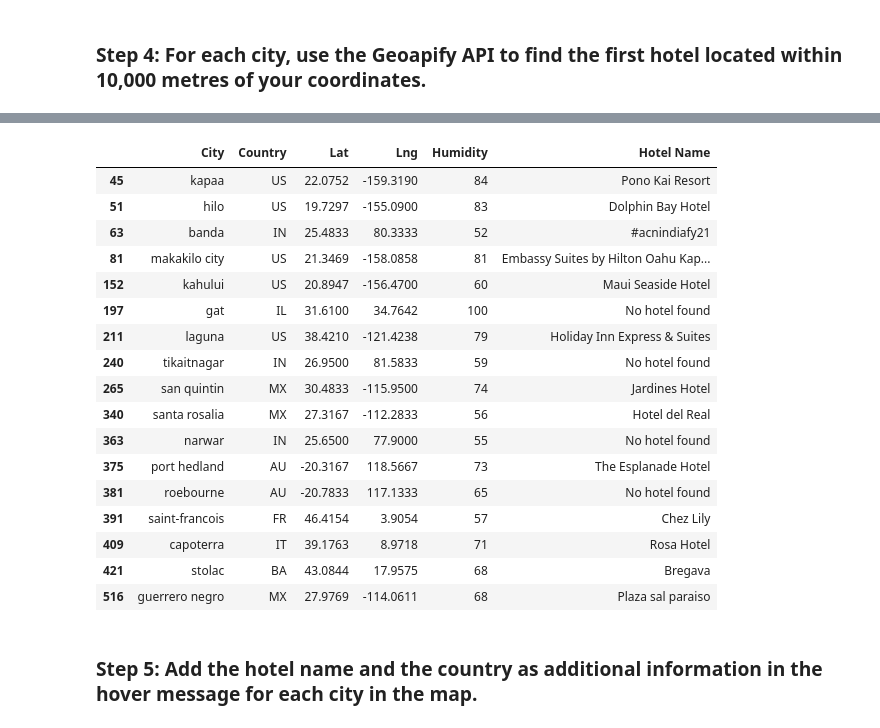
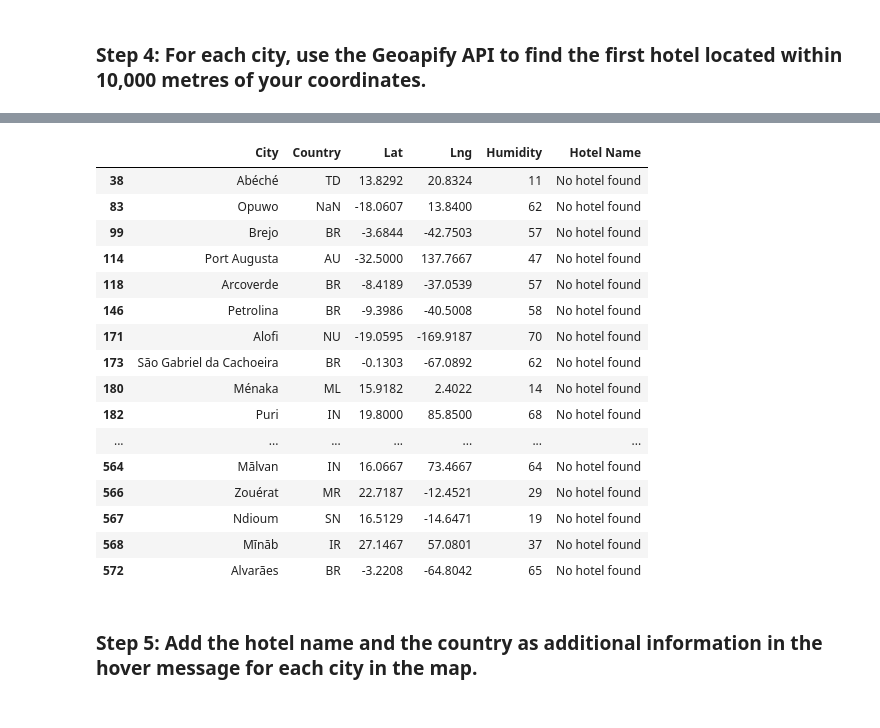
Before and after one commit to Kajal3799/python-api-challenge, a Jupyter notebook: VacationPy/VacationPy.ipynb, the cells around one changed output, grey strips where cells are left out. Cells and saved outputs as stored; diff of their text form; code cells hidden in the pictures.

```diff
--- a/VacationPy/VacationPy.ipynb
+++ b/VacationPy/VacationPy.ipynb
@@ -16,6 +19,6 @@ from api_keys import geoapify_key
 # %%
 # Load the CSV file created in Part 1 into a Pandas DataFrame
-city_data_df = pd.read_csv("../WeatherPy/Output/city_weather.csv"))
+city_data_df = pd.read_csv("../WeatherPy/Output/city_weather.csv")
 
 # Display sample data
 city_data_df
@@ -67,0 +67,8 @@ TypeError: read_csv() missing 1 required positional argument: 'filepath_or_buffe
+# %%
+# Narrow down cities that fit criteria and drop any results with null values
+
+temp_df = city_data_df[(city_data_df["Temperature"] >= 75) & (city_data_df["Temperature"] <= 90)]
+wind_df = temp_df[temp_df["Wind Speed"] <= 10]
+weather_df = wind_df[wind_df["Clouds"] <=10]
+weather_df = wind_df[wind_df["Humidity"] <=70]
+weather_df.head()
@@ -69,12 +83,12 @@ TypeError: read_csv() missing 1 required positional argument: 'filepath_or_buffe
 ### Step 3: Create a new DataFrame called `hotel_df`.
 # %%
 # Use the Pandas copy function to create DataFrame called hotel_df to store the city, country, coordinates, and humidity
-# YOUR CODE HERE
+hotel_df = weather_df.drop(columns = ["City ID", "Temperature", "Clouds", "Wind Speed"]).copy()
 
 # Add an empty column, "Hotel Name," to the DataFrame so you can store the hotel found using the Geoapify API
-# YOUR CODE HERE
+hotel_df['Hotel Name'] = ""
 
 # Display sample data
-# YOUR CODE HERE
+hotel_df.head()
 # %% [output]
 |  | City | Country | Lat | Lng | Humidity | Hotel Name |
@@ -99,9 +101,14 @@ TypeError: read_csv() missing 1 required positional argument: 'filepath_or_buffe
 ### Step 4: For each city, use the Geoapify API to find the first hotel located within 10,000 metres of your coordinates.
 # %%
 # Set parameters to search for a hotel
-radius = # YOUR CODE HERE
+# Set parameters to search for a hotel
+radius = 10000
+categories="accommodation.hotel"
+limit= 1
 params = {
-    # YOUR CODE HERE
+    "categories":categories,
+    "limit":limit,
+    "apiKey":geoapify_key
 }
 
 # Print a message to follow up the hotel search
@@ -111,20 +118,21 @@ print("Starting hotel search")
 for index, row in hotel_df.iterrows():
     # get latitude, longitude from the DataFrame
     # YOUR CODE HERE
+    latitude = hotel_df.loc[index, "Lat"]
+    longitude = hotel_df.loc[index, "Lng"]
 
     # Add filter and bias parameters with the current city's latitude and longitude to the params dictionary
-    params["filter"] = # YOUR CODE HERE
-    params["bias"] = # YOUR CODE HERE
+    params["filter"] =f"circle:{'Lon'},{'Lat'},{radius}"
+    params["bias"] = f"proximity:{'Lon'},{'Lat'}"
+
 
     # Set base URL
     base_url = "https://api.geoapify.com/v2/places"
 
 
     # Make and API request using the params dictionaty
-    name_address = # YOUR CODE HERE
+    name_address = requests.get(base_url, params=params).json()
 
-    # Convert the API response to JSON format
-    name_address = # YOUR CODE HERE
 
     # Grab the first hotel from the results and store the name in the hotel_df DataFrame
     try:
@@ -160,20 +167,19 @@ guerrero negro - nearest hotel: Plaza sal paraiso
 |  | City | Country | Lat | Lng | Humidity | Hotel Name |
-| 45 | kapaa | US | 22.0752 | -159.3190 | 84 | Pono Kai Resort |
-| 51 | hilo | US | 19.7297 | -155.0900 | 83 | Dolphin Bay Hotel |
-| 63 | banda | IN | 25.4833 | 80.3333 | 52 | #acnindiafy21 |
-| 81 | makakilo city | US | 21.3469 | -158.0858 | 81 | Embassy Suites by Hilton Oahu Kap... |
-| 152 | kahului | US | 20.8947 | -156.4700 | 60 | Maui Seaside Hotel |
-| 197 | gat | IL | 31.6100 | 34.7642 | 100 | No hotel found |
-| 211 | laguna | US | 38.4210 | -121.4238 | 79 | Holiday Inn Express & Suites |
-| 240 | tikaitnagar | IN | 26.9500 | 81.5833 | 59 | No hotel found |
-| 265 | san quintin | MX | 30.4833 | -115.9500 | 74 | Jardines Hotel |
-| 340 | santa rosalia | MX | 27.3167 | -112.2833 | 56 | Hotel del Real |
-| 363 | narwar | IN | 25.6500 | 77.9000 | 55 | No hotel found |
-| 375 | port hedland | AU | -20.3167 | 118.5667 | 73 | The Esplanade Hotel |
-| 381 | roebourne | AU | -20.7833 | 117.1333 | 65 | No hotel found |
-| 391 | saint-francois | FR | 46.4154 | 3.9054 | 57 | Chez Lily |
-| 409 | capoterra | IT | 39.1763 | 8.9718 | 71 | Rosa Hotel |
-| 421 | stolac | BA | 43.0844 | 17.9575 | 68 | Bregava |
-| 516 | guerrero negro | MX | 27.9769 | -114.0611 | 68 | Plaza sal paraiso |
+| 38 | Abéché | TD | 13.8292 | 20.8324 | 11 | No hotel found |
+| 83 | Opuwo | NaN | -18.0607 | 13.8400 | 62 | No hotel found |
+| 99 | Brejo | BR | -3.6844 | -42.7503 | 57 | No hotel found |
+| 114 | Port Augusta | AU | -32.5000 | 137.7667 | 47 | No hotel found |
+| 118 | Arcoverde | BR | -8.4189 | -37.0539 | 57 | No hotel found |
+| 146 | Petrolina | BR | -9.3986 | -40.5008 | 58 | No hotel found |
+| 171 | Alofi | NU | -19.0595 | -169.9187 | 70 | No hotel found |
+| 173 | São Gabriel da Cachoeira | BR | -0.1303 | -67.0892 | 62 | No hotel found |
+| 180 | Ménaka | ML | 15.9182 | 2.4022 | 14 | No hotel found |
+| 182 | Puri | IN | 19.8000 | 85.8500 | 68 | No hotel found |
+| ... | ... | ... | ... | ... | ... | ... |
+| 564 | Mālvan | IN | 16.0667 | 73.4667 | 64 | No hotel found |
+| 566 | Zouérat | MR | 22.7187 | -12.4521 | 29 | No hotel found |
+| 567 | Ndioum | SN | 16.5129 | -14.6471 | 19 | No hotel found |
+| 568 | Mīnāb | IR | 27.1467 | 57.0801 | 37 | No hotel found |
+| 572 | Alvarães | BR | -3.2208 | -64.8042 | 65 | No hotel found |
 # %% [markdown]
 ### Step 5: Add the hotel name and the country as additional information in the hover message for each city in the map.
```
Also changed, not shown: parts of 10 cells of this notebook, 15 other files.
